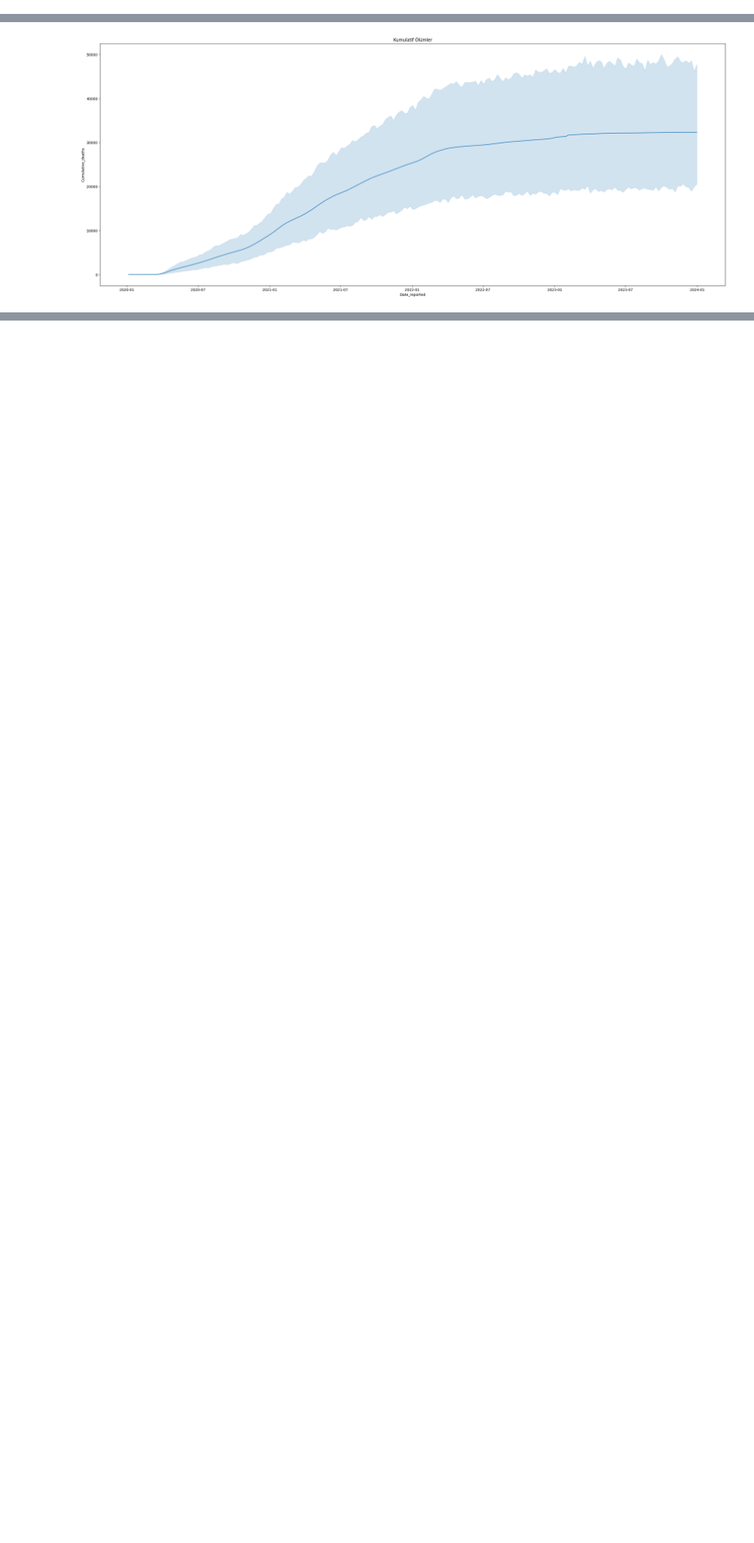
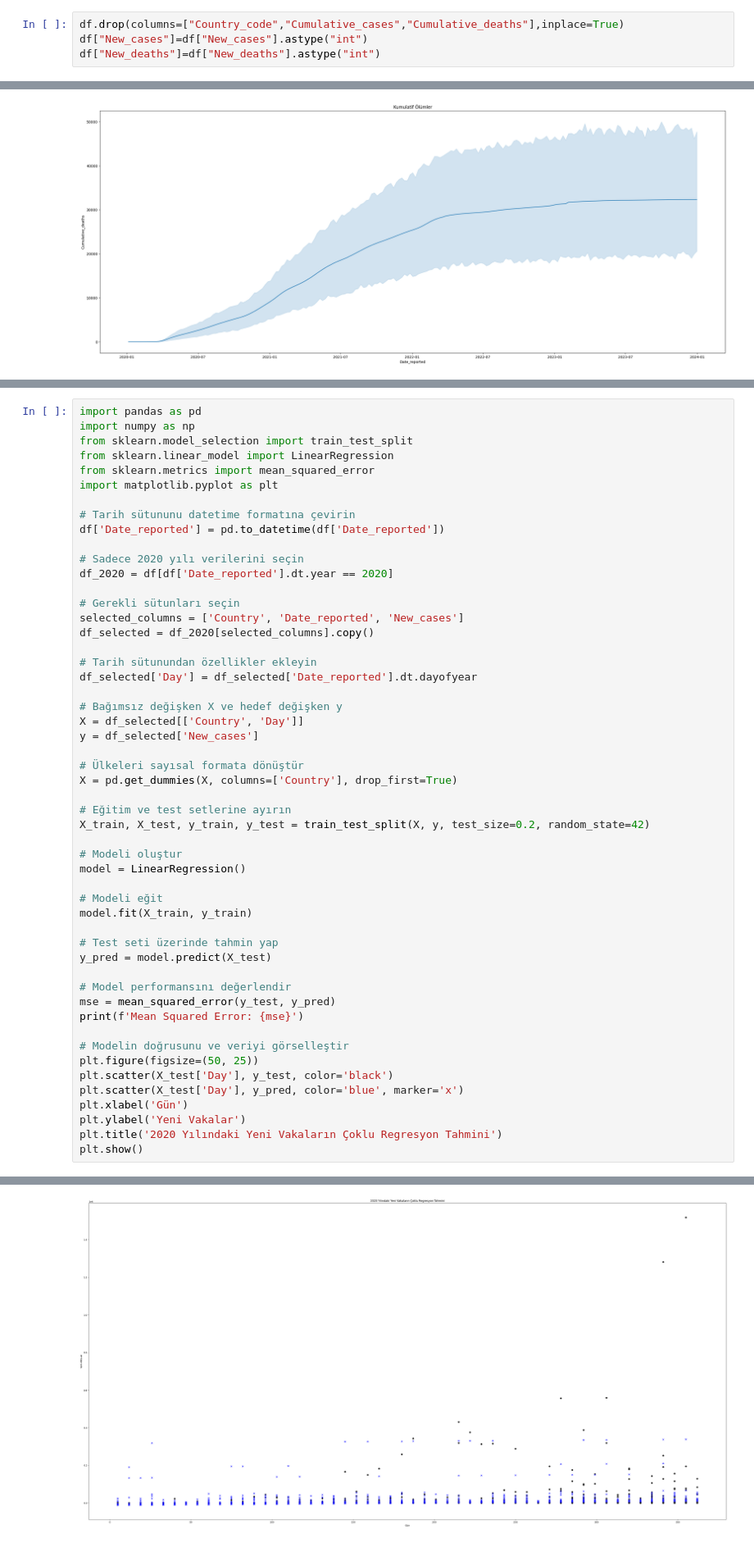
Before and after one commit to melsagin/covid, a Jupyter notebook: covid/analysis.ipynb, the cells around one changed output, grey strips where cells are left out. Shown at 82% size. Saved outputs shown, nothing was run; the diff lists cells and outputs as text; blank space fills up the shorter version.

```diff
--- a/covid/analysis.ipynb
+++ b/covid/analysis.ipynb
@@ -167,5 +248,9 @@ dtype: int64
 # %% [markdown]
 ##### Verilerin Görselleştirilerek İncelenmesi
+# %%
+df.drop(columns=["Country_code","Cumulative_cases","Cumulative_deaths"],inplace=True)
+df["New_cases"]=df["New_cases"].astype("int")
+df["New_deaths"]=df["New_deaths"].astype("int")
 # %%
 df.columns
 # %% [output]
@@ -239,0 +515,53 @@ plt.show()
+# %%
+import pandas as pd
+import numpy as np
+from sklearn.model_selection import train_test_split
+from sklearn.linear_model import LinearRegression
+from sklearn.metrics import mean_squared_error
+import matplotlib.pyplot as plt
+
+# Tarih sütununu datetime formatına çevirin
+df['Date_reported'] = pd.to_datetime(df['Date_reported'])
+
+# Sadece 2020 yılı verilerini seçin
+df_2020 = df[df['Date_reported'].dt.year == 2020]
+
+# Gerekli sütunları seçin
+selected_columns = ['Country', 'Date_reported', 'New_cases']
+df_selected = df_2020[selected_columns].copy()
+
+# Tarih sütunundan özellikler ekleyin
+df_selected['Day'] = df_selected['Date_reported'].dt.dayofyear
+
+# Bağımsız değişken X ve hedef değişken y
+X = df_selected[['Country', 'Day']]
+y = df_selected['New_cases']
+
+# Ülkeleri sayısal formata dönüştür
+X = pd.get_dummies(X, columns=['Country'], drop_first=True)
+
+# Eğitim ve test setlerine ayırın
+X_train, X_test, y_train, y_test = train_test_split(X, y, test_size=0.2, random_state=42)
+
+# Modeli oluştur
+model = LinearRegression()
+
+# Modeli eğit
+model.fit(X_train, y_train)
+
+# Test seti üzerinde tahmin yap
+y_pred = model.predict(X_test)
+
+# Model performansını değerlendir
+mse = mean_squared_error(y_test, y_pred)
+print(f'Mean Squared Error: {mse}')
+
+# Modelin doğrusunu ve veriyi görselleştir
+plt.figure(figsize=(50, 25))
+plt.scatter(X_test['Day'], y_test, color='black')
+plt.scatter(X_test['Day'], y_pred, color='blue', marker='x')
+plt.xlabel('Gün')
+plt.ylabel('Yeni Vakalar')
+plt.title('2020 Yılındaki Yeni Vakaların Çoklu Regresyon Tahmini')
+plt.show()
+# %% [output]
@@ -239,0 +569 @@ plt.show()
+[figure, added]
```
Also changed, not shown: parts of 22 cells of this notebook.
